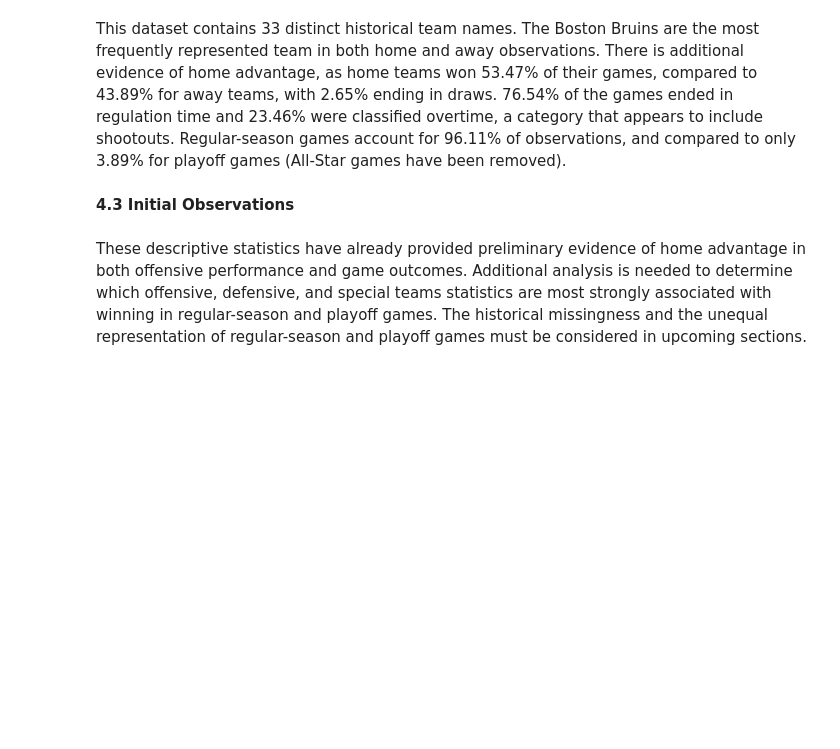
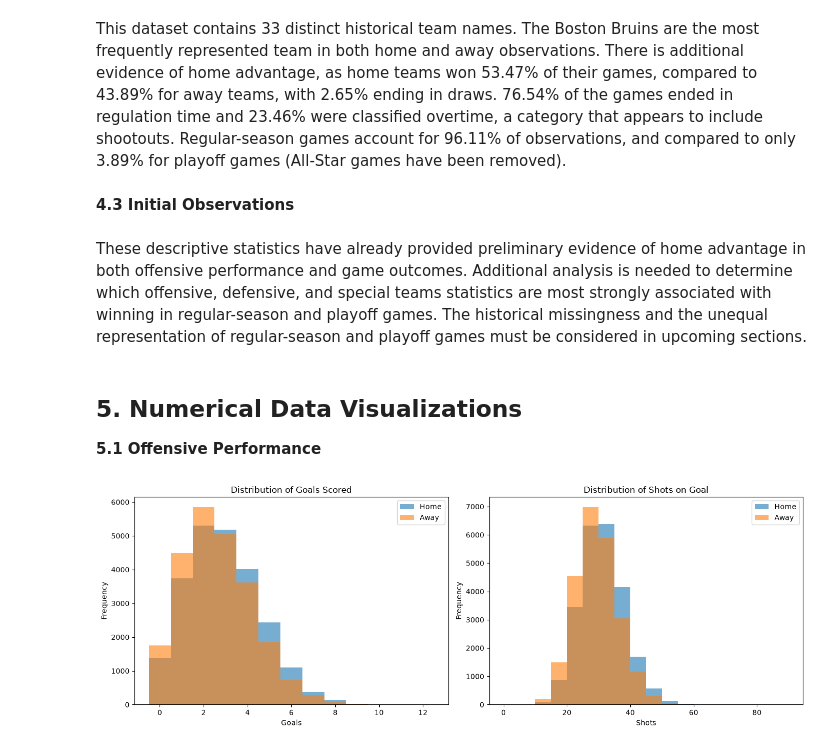
Before and after one commit to jbenigeriBU/DX602-Final-Project, a Jupyter notebook: DX602_Final_Project.ipynb, the cells around one changed output. Saved outputs shown, nothing was run; the diff lists cells and outputs as text; code cells hidden in the pictures; blank space fills up the shorter version.

```diff
--- a/DX602_Final_Project.ipynb
+++ b/DX602_Final_Project.ipynb
@@ -854,3 +854,35 @@ This dataset contains 33 distinct historical team names. The Boston Bruins are t
 **4.3 Initial Observations**
 # %% [markdown]
 These descriptive statistics have already provided preliminary evidence of home advantage in both offensive performance and game outcomes. Additional analysis is needed to determine which offensive, defensive, and special teams statistics are most strongly associated with winning in regular-season and playoff games. The historical missingness and the unequal representation of regular-season and playoff games must be considered in upcoming sections.
+# %% [markdown]
+## 5. Numerical Data Visualizations
+
+**5.1 Offensive Performance**
+# %%
+# Visualize distribution of goals and shots for home and away teams
+fig, ax = plt.subplots(1, 2, figsize=(14, 5))
+
+# Goals
+bins_goals = np.arange(0, numerical_stats[["home_goals", "away_goals"]].max().max() + 2) - 0.5
+
+ax[0].hist(game_stats_clean["home_goals"], bins=bins_goals, alpha=0.6, label="Home")
+ax[0].hist(game_stats_clean["away_goals"], bins=bins_goals, alpha=0.6, label="Away")
+ax[0].set_title("Distribution of Goals Scored")
+ax[0].set_xlabel("Goals")
+ax[0].set_ylabel("Frequency")
+ax[0].legend()
+
+# Shots
+bins_shots = np.arange(0, numerical_stats[["home_shots", "away_shots"]].max().max() + 5, 5)
+
+ax[1].hist(game_stats_clean["home_shots"], bins=bins_shots, alpha=0.6, label="Home")
+ax[1].hist(game_stats_clean["away_shots"], bins=bins_shots, alpha=0.6, label="Away")
+ax[1].set_title("Distribution of Shots on Goal")
+ax[1].set_xlabel("Shots")
+ax[1].set_ylabel("Frequency")
+ax[1].legend()
+
+plt.tight_layout()
+plt.show()
+# %% [output]
+[figure, added]
```
Also changed, not shown: parts of 17 cells of this notebook.
